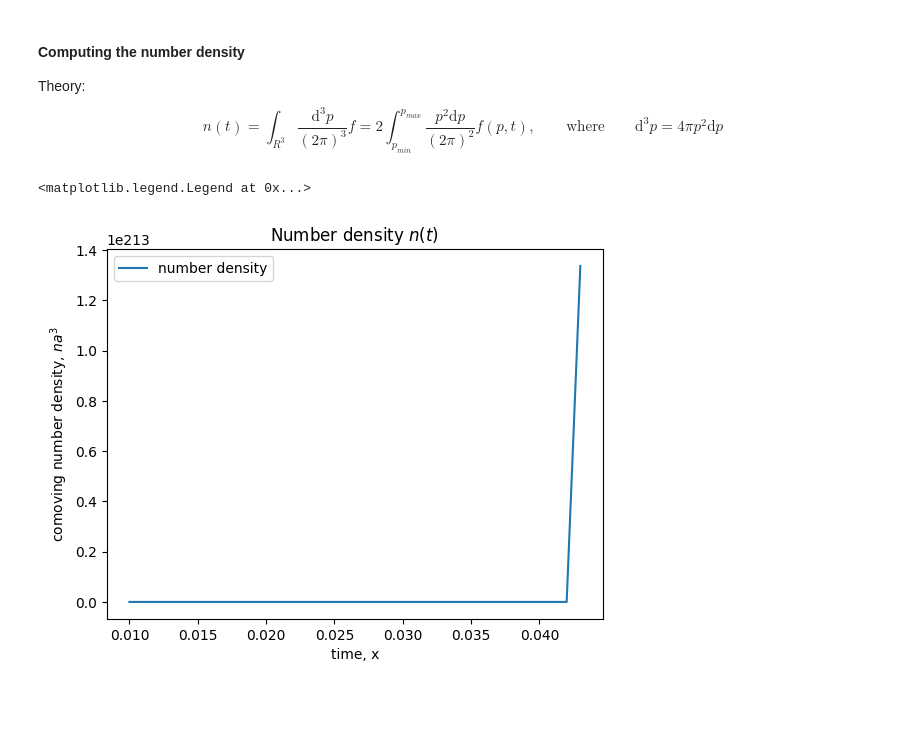
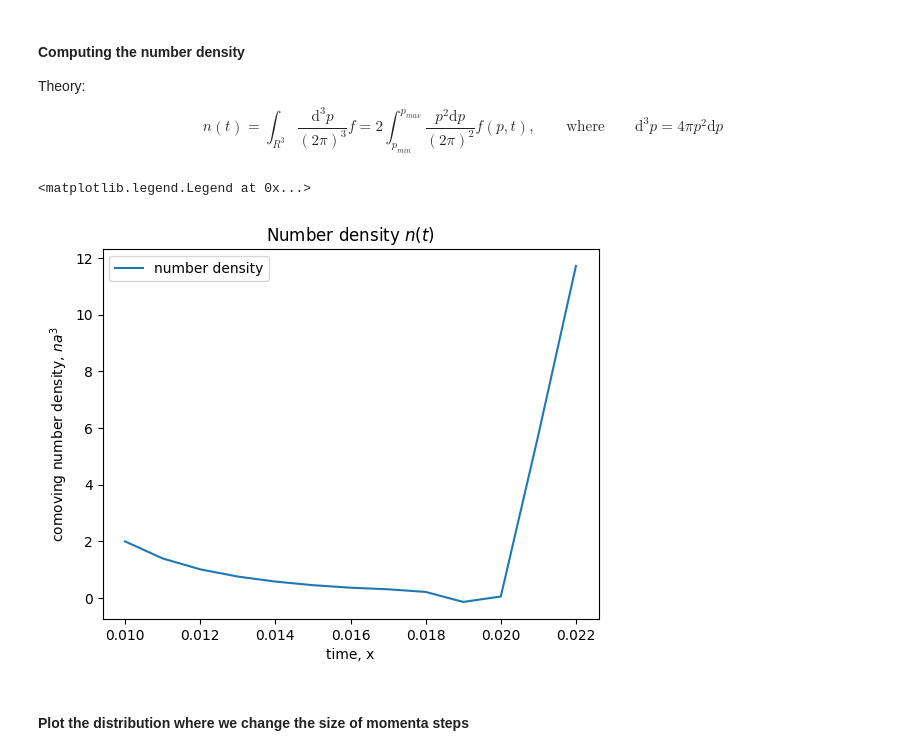
Before and after one commit to TobiasWasheim/master_thesis, a Jupyter notebook: data.ipynb, the cells around one changed output. Drawn from its saved outputs; the diff is of its cells as text; code cells hidden in the pictures; blank space fills up the shorter version.

```diff
--- a/data.ipynb
+++ b/data.ipynb
@@ -183,23 +182,27 @@ $$
 # %%
 # For each column we have different f(p,t=const) values.
 
 
+
 n = []
+size = 13
 #print(ys)
 # print([fs_scatter_3[j][1] for j in range(len(fs_scatter_3))])
-for i in range(len(fs_scatter_3[0])):
+for i in range(len(fs_scatter_3[0][:size])):
     # compute all distribution function values at t = const
     fs = [ys[j] * ys[j] *fs_scatter_3[j][i] for j in range(len(fs_scatter_3))]
 
     n.append(s_v2.integrate(fs,ys))
 #print(n)
 
-plt.plot(xs,n, label = "number density")
+plt.plot(xs[:size],n, label = "number density")
 plt.xlabel("time, x")
 plt.ylabel(r"comoving number density, $na^3$")
 plt.title(r"Number density $n(t)$")
 
 plt.legend()
 # %% [output]
 <matplotlib.legend.Legend at 0x...>
-[figure, old version]
+[figure, new version]
+# %% [markdown]
+#### Plot the distribution where we change the size of momenta steps
```
Also changed, not shown: parts of 3 cells of this notebook, 2 other files.
